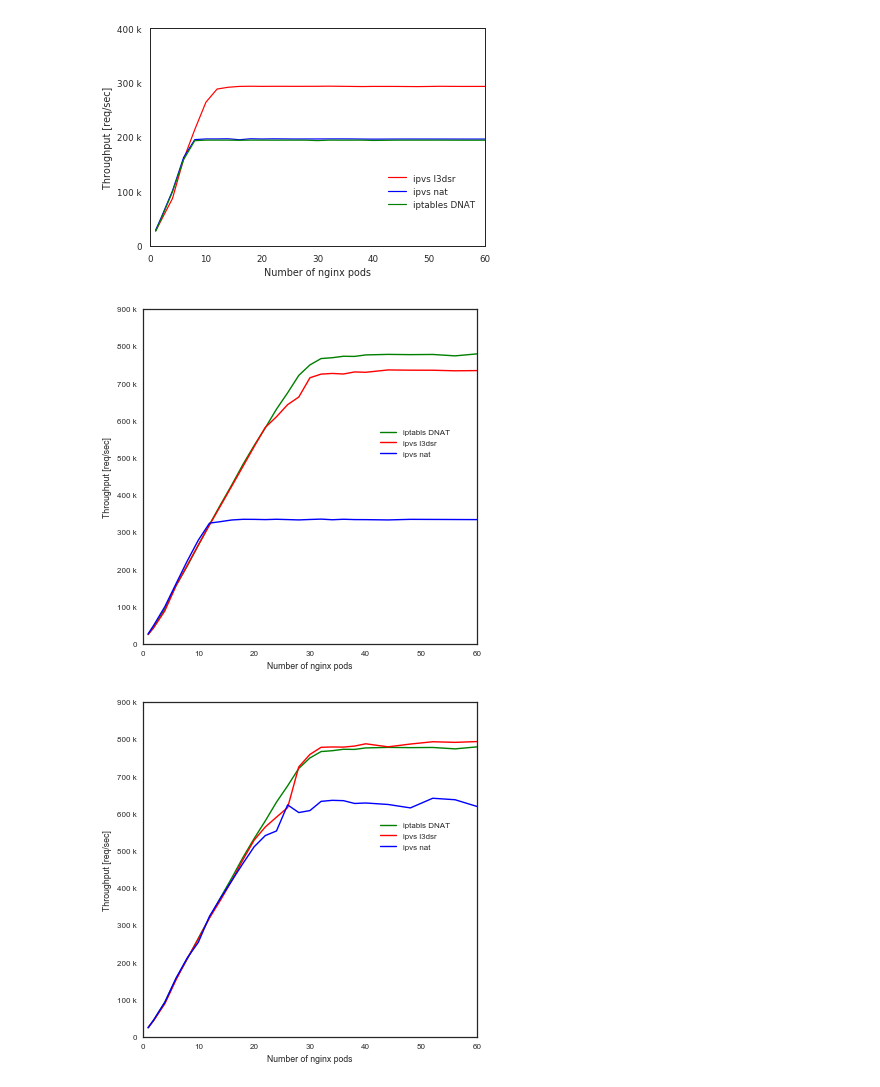
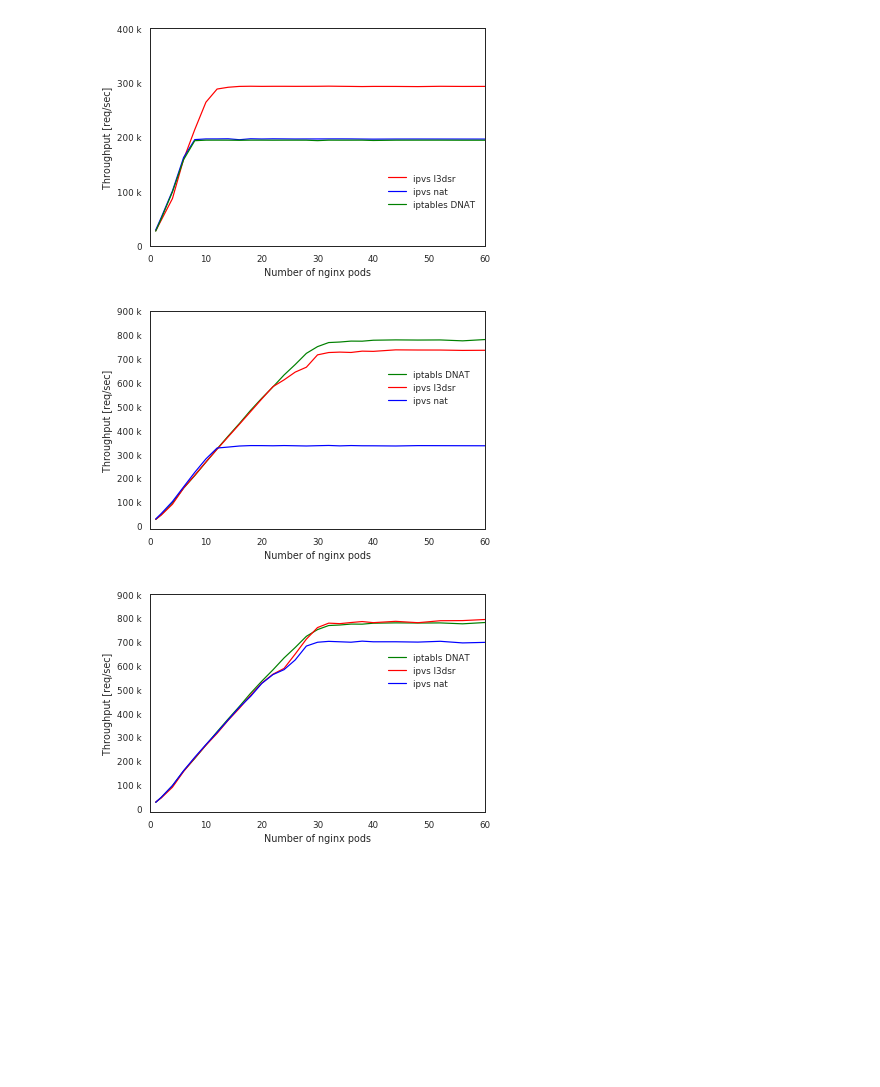
Before and after one commit to ktaka-ccmp/kube-lb-bench, a Jupyter notebook: PHD_THESIS.ipynb, the cells around one changed output. Cells and saved outputs as stored; diff of their text form; code cells hidden in the pictures; blank space fills up the shorter version.

```diff
--- a/PHD_THESIS.ipynb
+++ b/PHD_THESIS.ipynb
@@ -968,8 +968,8 @@ def y_fmt(y, pos):
                 #return y
     return y
 
-# fig = plt.figure(figsize=(6, 4))
-fig = plt.figure(figsize=(6, 6))
+fig = plt.figure(figsize=(6, 4))
+# fig = plt.figure(figsize=(6, 6))
 ax1 = fig.add_subplot(111)
 
 d0 = np.loadtxt("KuruwaNew/Try02_cubic_iptablesdnat/rss_rps_rfs_xps_1_0_0_0/iptdnat_0.csv",usecols=(0, 1), delimiter=',', unpack=True, skiprows=1)
@@ -1013,34 +1013,34 @@ d5 = np.loadtxt("KuruwaNew/Try02_cubic/rss_rps_rfs_xps_1_0_0_0/ipvs1_5.csv",usec
 d6 = np.loadtxt("KuruwaNew/Try02_cubic/rss_rps_rfs_xps_1_0_0_0/ipvs1_6.csv",usecols=(0, 1), delimiter=',', unpack=True, skiprows=1)
 d7 = np.loadtxt("KuruwaNew/Try02_cubic/rss_rps_rfs_xps_1_0_0_0/ipvs1_7.csv",usecols=(0, 1), delimiter=',', unpack=True, skiprows=1)
 d8 = np.loadtxt("KuruwaNew/Try02_cubic/rss_rps_rfs_xps_1_0_0_0/ipvs1_8.csv",usecols=(0, 1), delimiter=',', unpack=True, skiprows=1)
 d9 = np.loadtxt("KuruwaNew/Try02_cubic/rss_rps_rfs_xps_1_0_0_0/ipvs1_9.csv",usecols=(0, 1), delimiter=',', unpack=True, skiprows=1)
 
 dt=np.delete(np.concatenate((d0, d1, d2, d3, d4, d5, d6, d7, d8, d9), axis=0), [2,4,6,8,10,12,14,16,18],0)
 m=np.mean(dt[1::1], axis=0)
 
 cb10g = dt ; mcb10g = m
 
 ax1.plot(cb10gdnat[0], mcb10gdnat ,  color='g', ls='-', marker='', label='iptabls DNAT')
 # ax1.plot(cb10gdnat[0], cb10gdnat[1::1].T,  color='g', ls='', marker='.')
 
 ax1.plot(cb10gtun[0], mcb10gtun ,  color='r', ls='-', marker='', label='ipvs l3dsr')
 # ax1.plot(cb10gtun[0], cb10gtun[1::1].T,  color='b', ls='', marker='.')
 
 ax1.plot(cb10g[0], mcb10g ,  color='b', ls='-', marker='', label='ipvs nat')
 # ax1.plot(cb10g[0], cb10g[1::1].T,  color='r', ls='', marker='.')
 
 ax1.yaxis.set_major_formatter(FuncFormatter(y_fmt))
 
 ax1.set_xlim(0,60)
 ax1.set_yticks(np.arange(0, 900001, 100000))
 ax1.set_ylabel('Throughput [req/sec]')
 ax1.set_xlabel('Number of nginx pods')
 ax1.legend(frameon=False,loc=(0.7,0.55))
 
 # plt.show()
 plt.savefig('PHD_THESIS_FIGS/ipvs_l3dsr_10g.png', bbox_inches="tight", dpi=600)
 # %% [output]
-[figure, old version]
+[figure, new version]
 # %%
 import numpy as np
 import pandas as pd
@@ -1075,7 +1075,8 @@ def y_fmt(y, pos):
                 #return y
     return y
 
-fig = plt.figure(figsize=(6, 6))
+# fig = plt.figure(figsize=(12, 8))
+fig = plt.figure(figsize=(6, 4))
 ax1 = fig.add_subplot(111)
 
 d0 = np.loadtxt("KuruwaNew/Try02_cubic_iptablesdnat/rss_rps_rfs_xps_1_0_0_0/iptdnat_0.csv",usecols=(0, 1), delimiter=',', unpack=True, skiprows=1)
@@ -1094,36 +1095,38 @@ m=np.mean(dt[1::1], axis=0)
 
 cb10gdnat = dt ; mcb10gdnat = m
 
-d0 = np.loadtxt("KuruwaNew/Try02_cubic_lvstun_on_node/rss_rps_rfs_xps_1_0_0_0/ipvs1_0.csv",usecols=(0, 1), delimiter=',', unpack=True, skiprows=1)
-d1 = np.loadtxt("KuruwaNew/Try02_cubic_lvstun_on_node/rss_rps_rfs_xps_1_0_0_0/ipvs1_1.csv",usecols=(0, 1), delimiter=',', unpack=True, skiprows=1)
-# d2 = np.loadtxt("KuruwaNew/Try02_cubic_lvstun/rss_rps_rfs_xps_1_0_0_0/ipvs1_2.csv",usecols=(0, 1), delimiter=',', unpack=True, skiprows=1)
-# d3 = np.loadtxt("KuruwaNew/Try02_cubic_lvstun/rss_rps_rfs_xps_1_0_0_0/ipvs1_3.csv",usecols=(0, 1), delimiter=',', unpack=True, skiprows=1)
-# d4 = np.loadtxt("KuruwaNew/Try02_cubic_lvstun/rss_rps_rfs_xps_1_0_0_0/ipvs1_4.csv",usecols=(0, 1), delimiter=',', unpack=True, skiprows=1)
-# d5 = np.loadtxt("KuruwaNew/Try02_cubic_lvstun/rss_rps_rfs_xps_1_0_0_0/ipvs1_5.csv",usecols=(0, 1), delimiter=',', unpack=True, skiprows=1)
-# d6 = np.loadtxt("KuruwaNew/Try02_cubic_lvstun/rss_rps_rfs_xps_1_0_0_0/ipvs1_6.csv",usecols=(0, 1), delimiter=',', unpack=True, skiprows=1)
-# d7 = np.loadtxt("KuruwaNew/Try02_cubic_lvstun/rss_rps_rfs_xps_1_0_0_0/ipvs1_7.csv",usecols=(0, 1), delimiter=',', unpack=True, skiprows=1)
-# d8 = np.loadtxt("KuruwaNew/Try02_cubic_lvstun/rss_rps_rfs_xps_1_0_0_0/ipvs1_8.csv",usecols=(0, 1), delimiter=',', unpack=True, skiprows=1)
-# d9 = np.loadtxt("KuruwaNew/Try02_cubic_lvstun/rss_rps_rfs_xps_1_0_0_0/ipvs1_9.csv",usecols=(0, 1), delimiter=',', unpack=True, skiprows=1)
+d0 = np.loadtxt("KuruwaNew/Try02_cubic_lvs_on_node/rss_rps_rfs_xps_1_0_0_0/ipvs_tun_1_0.csv",usecols=(0, 1), delimiter=',', unpack=True, skiprows=1)
+d1 = np.loadtxt("KuruwaNew/Try02_cubic_lvs_on_node/rss_rps_rfs_xps_1_0_0_0/ipvs_tun_1_1.csv",usecols=(0, 1), delimiter=',', unpack=True, skiprows=1)
+d2 = np.loadtxt("KuruwaNew/Try02_cubic_lvs_on_node/rss_rps_rfs_xps_1_0_0_0/ipvs_tun_1_2.csv",usecols=(0, 1), delimiter=',', unpack=True, skiprows=1)
+d3 = np.loadtxt("KuruwaNew/Try02_cubic_lvs_on_node/rss_rps_rfs_xps_1_0_0_0/ipvs_tun_1_3.csv",usecols=(0, 1), delimiter=',', unpack=True, skiprows=1)
+d4 = np.loadtxt("KuruwaNew/Try02_cubic_lvs_on_node/rss_rps_rfs_xps_1_0_0_0/ipvs_tun_1_4.csv",usecols=(0, 1), delimiter=',', unpack=True, skiprows=1)
+d5 = np.loadtxt("KuruwaNew/Try02_cubic_lvs_on_node/rss_rps_rfs_xps_1_0_0_0/ipvs_tun_1_5.csv",usecols=(0, 1), delimiter=',', unpack=True, skiprows=1)
+d6 = np.loadtxt("KuruwaNew/Try02_cubic_lvs_on_node/rss_rps_rfs_xps_1_0_0_0/ipvs_tun_1_6.csv",usecols=(0, 1), delimiter=',', unpack=True, skiprows=1)
+d7 = np.loadtxt("KuruwaNew/Try02_cubic_lvs_on_node/rss_rps_rfs_xps_1_0_0_0/ipvs_tun_1_7.csv",usecols=(0, 1), delimiter=',', unpack=True, skiprows=1)
+d8 = np.loadtxt("KuruwaNew/Try02_cubic_lvs_on_node/rss_rps_rfs_xps_1_0_0_0/ipvs_tun_1_8.csv",usecols=(0, 1), delimiter=',', unpack=True, skiprows=1)
+d9 = np.loadtxt("KuruwaNew/Try02_cubic_lvs_on_node/rss_rps_rfs_xps_1_0_0_0/ipvs_tun_1_9.csv",usecols=(0, 1), delimiter=',', unpack=True, skiprows=1)
 
-# dt=np.delete(np.concatenate((d0, d1, d2, d3, d4, d5, d6, d7, d8, d9), axis=0), [2,4,6,8,10,12,14,16,18],0)
-dt=np.delete(np.concatenate((d0, d1), axis=0), [2],0)
+
+dt=np.delete(np.concatenate((d0, d1, d2, d3, d4, d5, d6, d7, d8, d9), axis=0), [2,4,6,8,10,12,14,16,18],0)
+# dt=np.delete(np.concatenate((d0, d1), axis=0), [2],0)
 m=np.mean(dt[1::1], axis=0)
 
 cb10gtun = dt ; mcb10gtun = m
 
-d0 = np.loadtxt("KuruwaNew/Try02_cubic_lvsnat_on_node/rss_rps_rfs_xps_1_0_0_0/ipvs1_0.csv",usecols=(0, 1), delimiter=',', unpack=True, skiprows=1)
-d1 = np.loadtxt("KuruwaNew/Try02_cubic_lvsnat_on_node/rss_rps_rfs_xps_1_0_0_0/ipvs1_1.csv",usecols=(0, 1), delimiter=',', unpack=True, skiprows=1)
-# d2 = np.loadtxt("KuruwaNew/Try02_cubic/rss_rps_rfs_xps_1_0_0_0/ipvs1_2.csv",usecols=(0, 1), delimiter=',', unpack=True, skiprows=1)
-# d3 = np.loadtxt("KuruwaNew/Try02_cubic/rss_rps_rfs_xps_1_0_0_0/ipvs1_3.csv",usecols=(0, 1), delimiter=',', unpack=True, skiprows=1)
-# d4 = np.loadtxt("KuruwaNew/Try02_cubic/rss_rps_rfs_xps_1_0_0_0/ipvs1_4.csv",usecols=(0, 1), delimiter=',', unpack=True, skiprows=1)
-# d5 = np.loadtxt("KuruwaNew/Try02_cubic/rss_rps_rfs_xps_1_0_0_0/ipvs1_5.csv",usecols=(0, 1), delimiter=',', unpack=True, skiprows=1)
-# d6 = np.loadtxt("KuruwaNew/Try02_cubic/rss_rps_rfs_xps_1_0_0_0/ipvs1_6.csv",usecols=(0, 1), delimiter=',', unpack=True, skiprows=1)
-# d7 = np.loadtxt("KuruwaNew/Try02_cubic/rss_rps_rfs_xps_1_0_0_0/ipvs1_7.csv",usecols=(0, 1), delimiter=',', unpack=True, skiprows=1)
-# d8 = np.loadtxt("KuruwaNew/Try02_cubic/rss_rps_rfs_xps_1_0_0_0/ipvs1_8.csv",usecols=(0, 1), delimiter=',', unpack=True, skiprows=1)
-# d9 = np.loadtxt("KuruwaNew/Try02_cubic/rss_rps_rfs_xps_1_0_0_0/ipvs1_9.csv",usecols=(0, 1), delimiter=',', unpack=True, skiprows=1)
+d0 = np.loadtxt("KuruwaNew/Try02_cubic_lvs_on_node/rss_rps_rfs_xps_1_0_0_0/ipvs_nat_1_0.csv",usecols=(0, 1), delimiter=',', unpack=True, skiprows=1)
+d1 = np.loadtxt("KuruwaNew/Try02_cubic_lvs_on_node/rss_rps_rfs_xps_1_0_0_0/ipvs_nat_1_1.csv",usecols=(0, 1), delimiter=',', unpack=True, skiprows=1)
+d2 = np.loadtxt("KuruwaNew/Try02_cubic_lvs_on_node/rss_rps_rfs_xps_1_0_0_0/ipvs_nat_1_2.csv",usecols=(0, 1), delimiter=',', unpack=True, skiprows=1)
+d3 = np.loadtxt("KuruwaNew/Try02_cubic_lvs_on_node/rss_rps_rfs_xps_1_0_0_0/ipvs_nat_1_3.csv",usecols=(0, 1), delimiter=',', unpack=True, skiprows=1)
+d4 = np.loadtxt("KuruwaNew/Try02_cubic_lvs_on_node/rss_rps_rfs_xps_1_0_0_0/ipvs_nat_1_4.csv",usecols=(0, 1), delimiter=',', unpack=True, skiprows=1)
+d5 = np.loadtxt("KuruwaNew/Try02_cubic_lvs_on_node/rss_rps_rfs_xps_1_0_0_0/ipvs_nat_1_5.csv",usecols=(0, 1), delimiter=',', unpack=True, skiprows=1)
+d6 = np.loadtxt("KuruwaNew/Try02_cubic_lvs_on_node/rss_rps_rfs_xps_1_0_0_0/ipvs_nat_1_6.csv",usecols=(0, 1), delimiter=',', unpack=True, skiprows=1)
+d7 = np.loadtxt("KuruwaNew/Try02_cubic_lvs_on_node/rss_rps_rfs_xps_1_0_0_0/ipvs_nat_1_7.csv",usecols=(0, 1), delimiter=',', unpack=True, skiprows=1)
+d8 = np.loadtxt("KuruwaNew/Try02_cubic_lvs_on_node/rss_rps_rfs_xps_1_0_0_0/ipvs_nat_1_8.csv",usecols=(0, 1), delimiter=',', unpack=True, skiprows=1)
+d9 = np.loadtxt("KuruwaNew/Try02_cubic_lvs_on_node/rss_rps_rfs_xps_1_0_0_0/ipvs_nat_1_9.csv",usecols=(0, 1), delimiter=',', unpack=True, skiprows=1)
 
-# dt=np.delete(np.concatenate((d0, d1, d2, d3, d4, d5, d6, d7, d8, d9), axis=0), [2,4,6,8,10,12,14,16,18],0)
-dt=np.delete(np.concatenate((d0, d1), axis=0), [2],0)
+
+dt=np.delete(np.concatenate((d0, d1, d2, d3, d4, d5, d6, d7, d8, d9), axis=0), [2,4,6,8,10,12,14,16,18],0)
+# dt=np.delete(np.concatenate((d0, d1), axis=0), [2],0)
 m=np.mean(dt[1::1], axis=0)
 
 cb10g = dt ; mcb10g = m
@@ -1148,4 +1151,4 @@ ax1.legend(frameon=False,loc=(0.7,0.55))
 # plt.show()
 plt.savefig('PHD_THESIS_FIGS/ipvs_node_l3dsr_10g.png', bbox_inches="tight", dpi=600)
 # %% [output]
-[figure, old version]
+[figure, new version]
```
Also changed, not shown: 3 other files.
